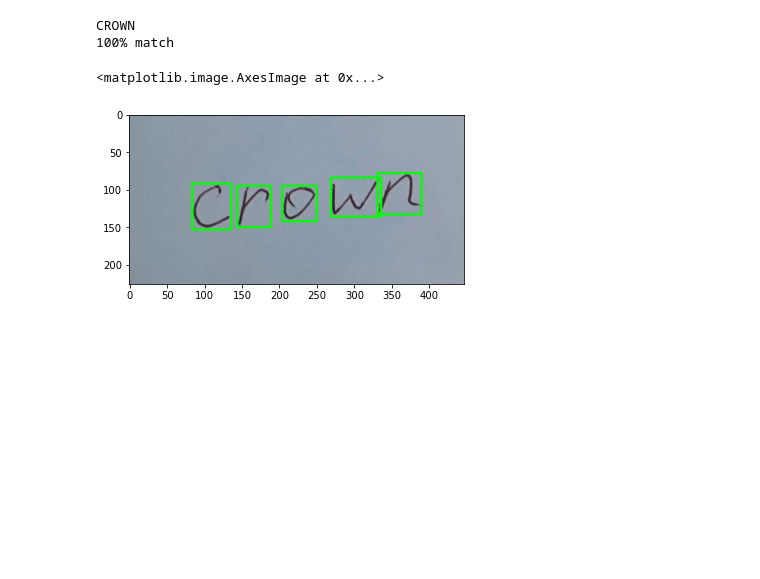
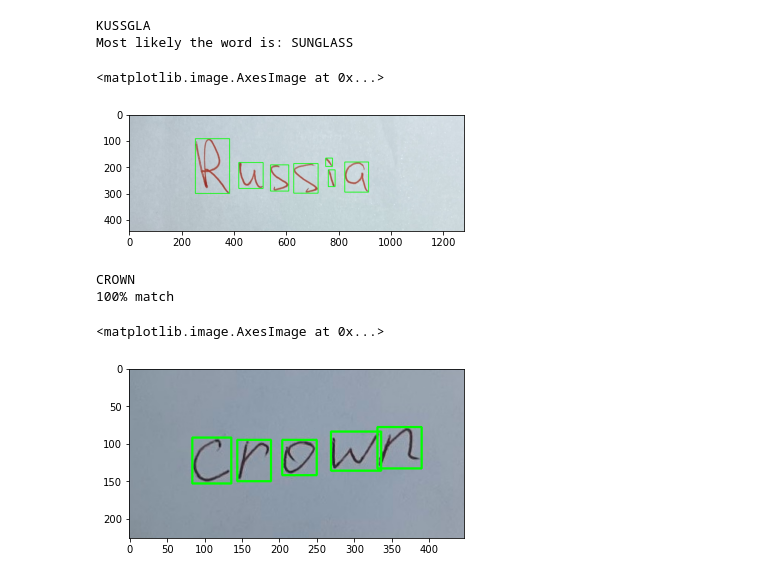
Before and after one commit to CISgroup1/HTR_GUI_PyQt, a Jupyter notebook: Main.ipynb, the cells around one changed output. Drawn from its saved outputs; the diff is of its cells as text; code cells hidden in the pictures; blank space fills up the shorter version.

```diff
--- a/Main.ipynb
+++ b/Main.ipynb
@@ -91,3 +103,13 @@ def get_word(letter):
+# %%
+letter,image = get_letters("russia.jpg")
+word = get_word(letter)
+print(*word)
+plt.imshow(image)
+# %% [output]
+KUSSGLA
+Most likely the word is: SUNGLASS
+<matplotlib.image.AxesImage at 0x...>
+[figure, added]
 # %%
 letter,image = get_letters("crown_bright.jpg")
 word = get_word(letter)
```
Also changed, not shown: parts of 14 cells of this notebook, 1 other file.
